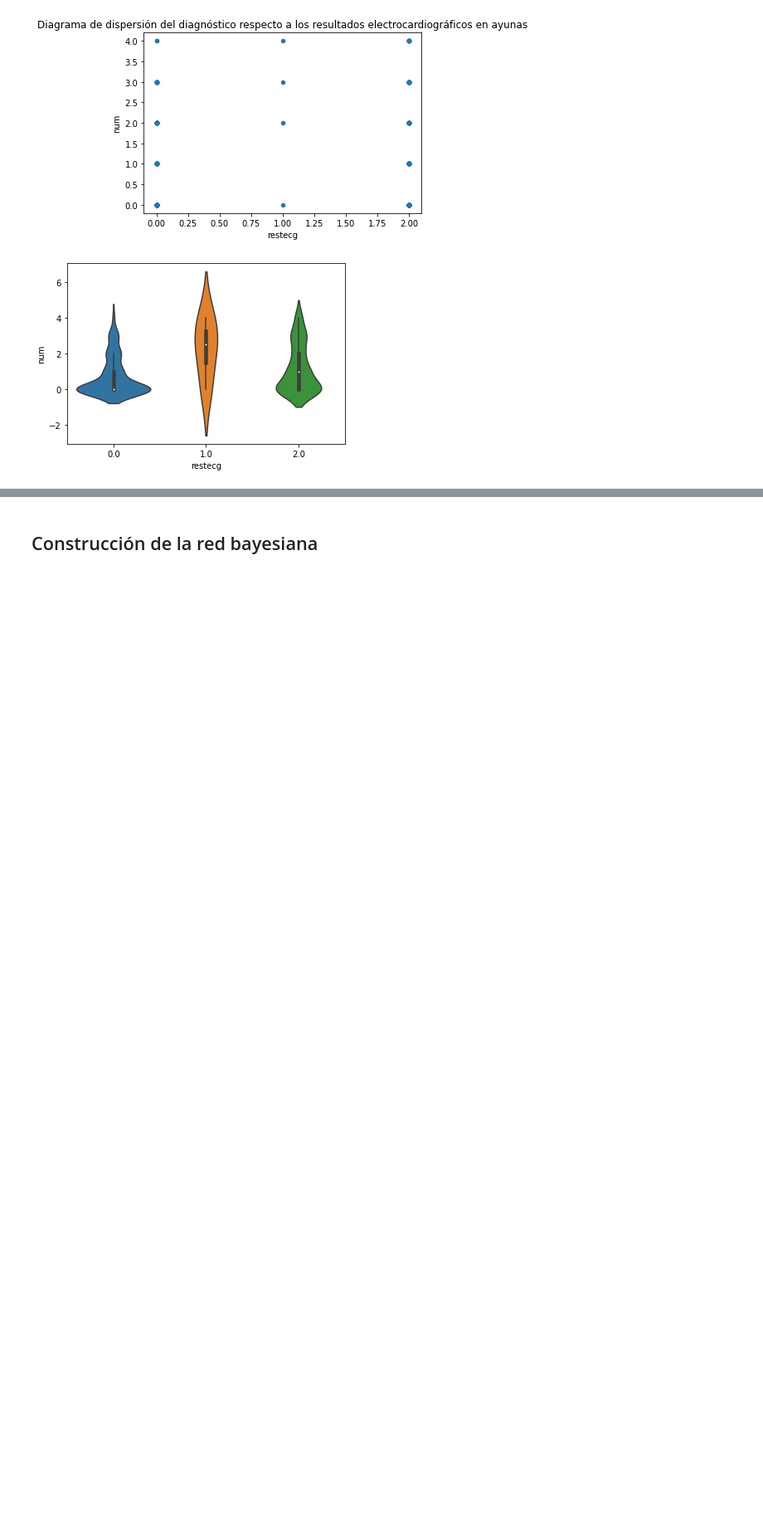
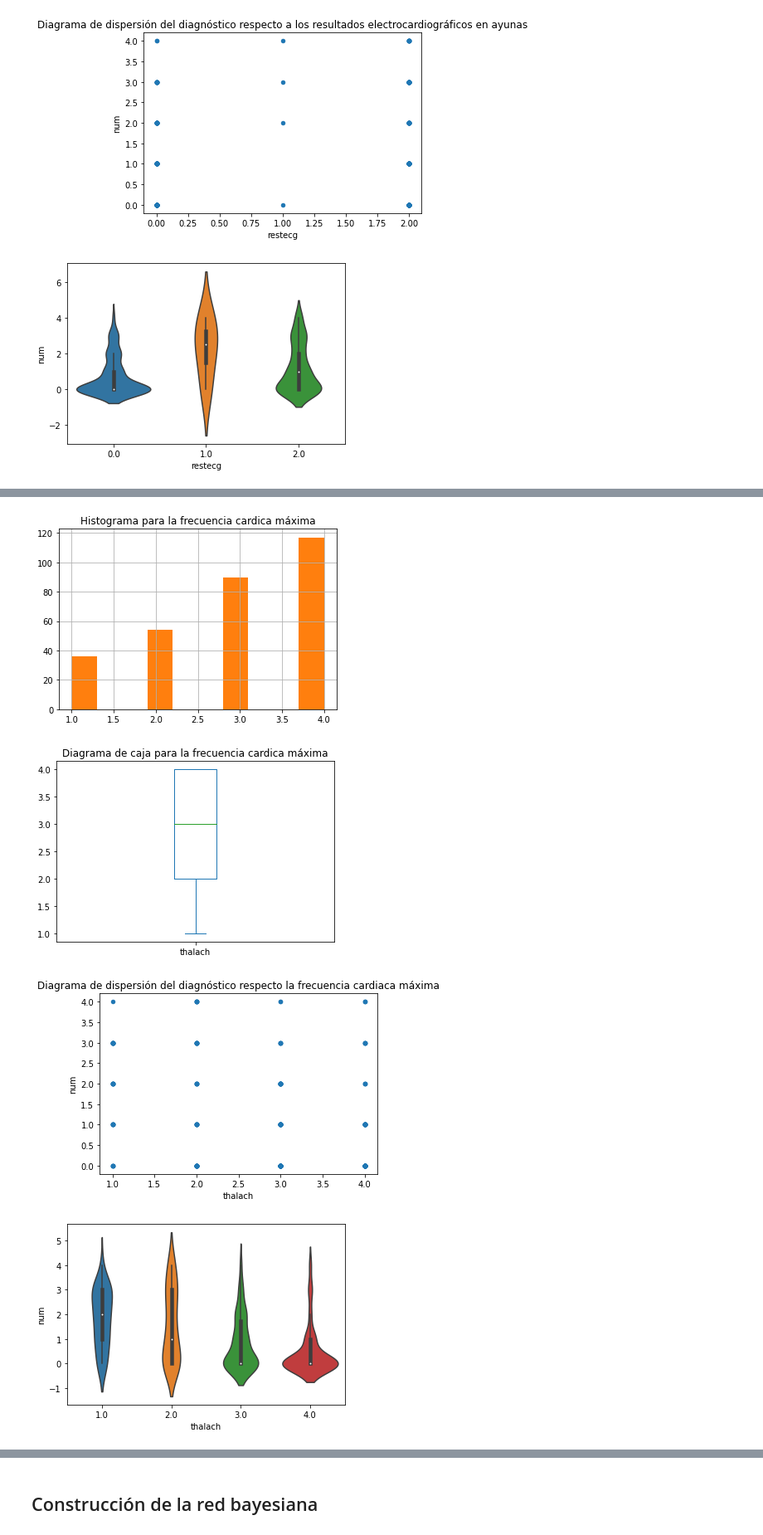
Before and after one commit to karen0c/Proyecto_1_ACTD, a Jupyter notebook: Análisis de datos.ipynb, the cells around one changed output, grey strips where cells are left out. Shown: that part at 83% size. Saved outputs shown, nothing was run; the diff lists cells and outputs as text; code cells hidden in the pictures; blank space fills up the shorter version.

```diff
--- a/Análisis de datos.ipynb
+++ b/Análisis de datos.ipynb
@@ -426,0 +458,10 @@ plt.show()
+# %%
+for i in range(0,297):
+  if datos_iniciales.loc[i, "thalach"] <= 120:
+    datos.loc[i, "thalach"] = 1
+  elif datos_iniciales.loc[i, "thalach"] > 120 and datos_iniciales.loc[i, "thalach"] <= 140:
+    datos.loc[i, "thalach"] = 2
+  elif datos_iniciales.loc[i, "thalach"] > 140 and datos_iniciales.loc[i, "thalach"] < 160:
+    datos.loc[i, "thalach"] = 3
+  else:
+    datos.loc[i, "thalach"] = 4
@@ -426,0 +483,22 @@ plt.show()
+# %%
+# Histograma
+datos["thalach"].hist()
+datos["thalach"].hist().set_title('Histograma para la frecuencia cardica máxima')
+plt.show()
+
+# Diagrama de caja
+datos["thalach"].plot(kind="box", title='Diagrama de caja para la frecuencia cardica máxima')
+plt.show()
+
+# Diagrama de dispersión
+datos.plot(kind="scatter", x="thalach", y="num", title='Diagrama de dispersión del diagnóstico respecto la frecuencia cardiaca máxima')
+plt.show()
+
+# Diagrama de violín
+sns.violinplot(x="thalach", y="num", data=datos)
+plt.show()
+# %% [output]
+[figure, added]
+[figure, added]
+[figure, added]
+[figure, added]
```
Also changed, not shown: parts of 31 cells of this notebook.
